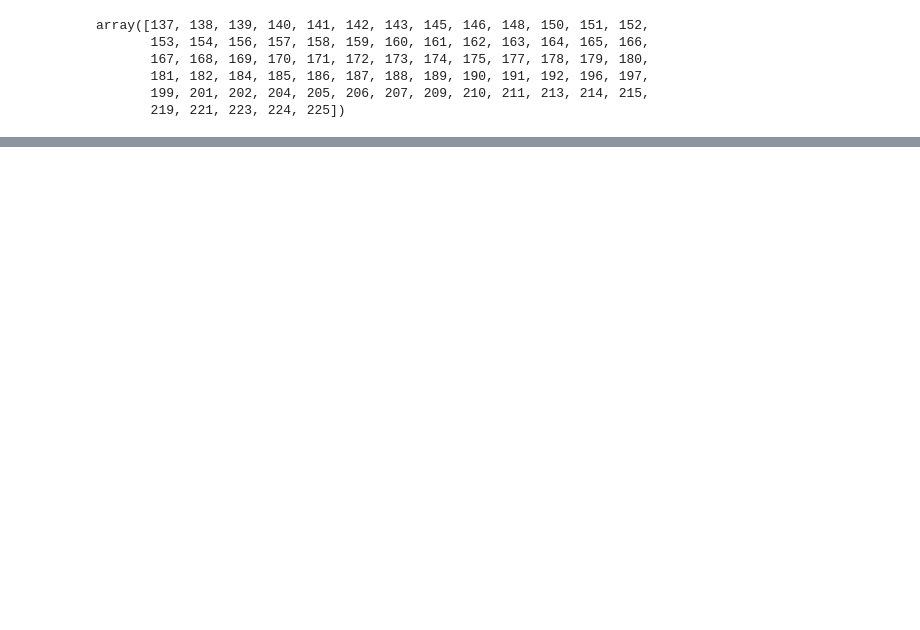
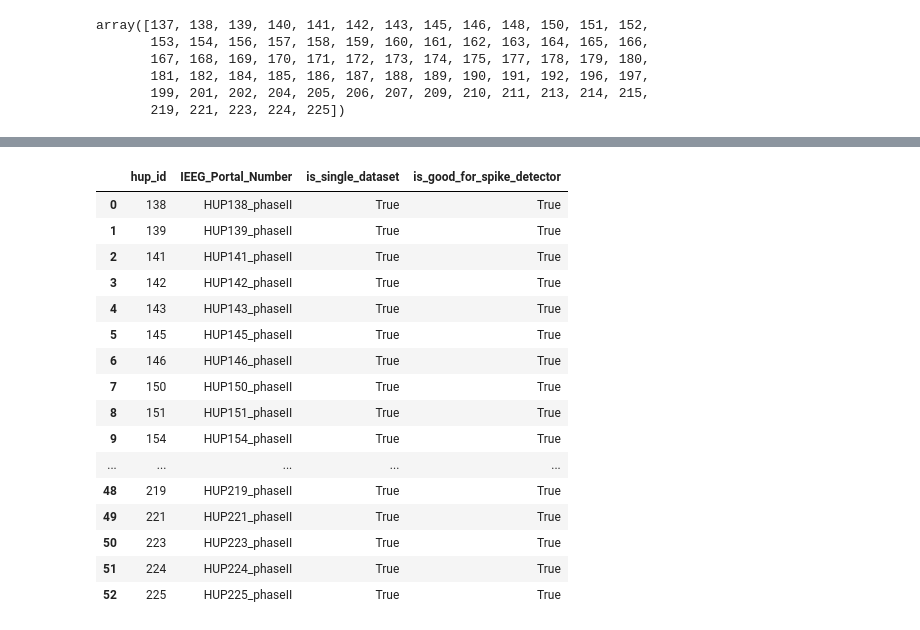
Before and after one commit to devincma/asm_synchrony_paper, a Jupyter notebook: spikes_optimized/download_calculate_all.ipynb, the cells around one changed output, grey strips where cells are left out. Drawn from its saved outputs; the diff is of its cells as text; code cells hidden in the pictures; blank space fills up the shorter version.

```diff
--- a/spikes_optimized/download_calculate_all.ipynb
+++ b/spikes_optimized/download_calculate_all.ipynb
@@ -25,0 +74,32 @@ array([137, 138, 139, 140, 141, 142, 143, 145, 146, 148, 150, 151, 152,
+# %%
+# Drop the rows in nina_patients_df where is_single_dataset is False
+nina_patients_df = nina_patients_df[nina_patients_df.is_single_dataset == True]
+# Drop the rows in nina_patients_df where is_good_for_spike_detector is False
+nina_patients_df = nina_patients_df[nina_patients_df.is_good_for_spike_detector == True]
+# Sort by hup_id in ascending order
+nina_patients_df = nina_patients_df.sort_values(by=["hup_id"], ascending=True)
+# Drop columns Implant_Date, implant_time, Explant_Date, weight_kg
+nina_patients_df = nina_patients_df.drop(
+    columns=["Implant_Date", "implant_time", "Explant_Date", "weight_kg"]
+)
+# Reset index
+nina_patients_df = nina_patients_df.reset_index(drop=True)
+nina_patients_df
+# %% [output]
+|  | hup_id | IEEG_Portal_Number | is_single_dataset | is_good_for_spike_detector |
+| 0 | 138 | HUP138_phaseII | True | True |
+| 1 | 139 | HUP139_phaseII | True | True |
+| 2 | 141 | HUP141_phaseII | True | True |
+| 3 | 142 | HUP142_phaseII | True | True |
+| 4 | 143 | HUP143_phaseII | True | True |
+| 5 | 145 | HUP145_phaseII | True | True |
+| 6 | 146 | HUP146_phaseII | True | True |
+| 7 | 150 | HUP150_phaseII | True | True |
+| 8 | 151 | HUP151_phaseII | True | True |
+| 9 | 154 | HUP154_phaseII | True | True |
+| ... | ... | ... | ... | ... |
+| 48 | 219 | HUP219_phaseII | True | True |
+| 49 | 221 | HUP221_phaseII | True | True |
+| 50 | 223 | HUP223_phaseII | True | True |
+| 51 | 224 | HUP224_phaseII | True | True |
+| 52 | 225 | HUP225_phaseII | True | True |
```
Also changed, not shown: parts of 19 cells of this notebook, 14 other files.
